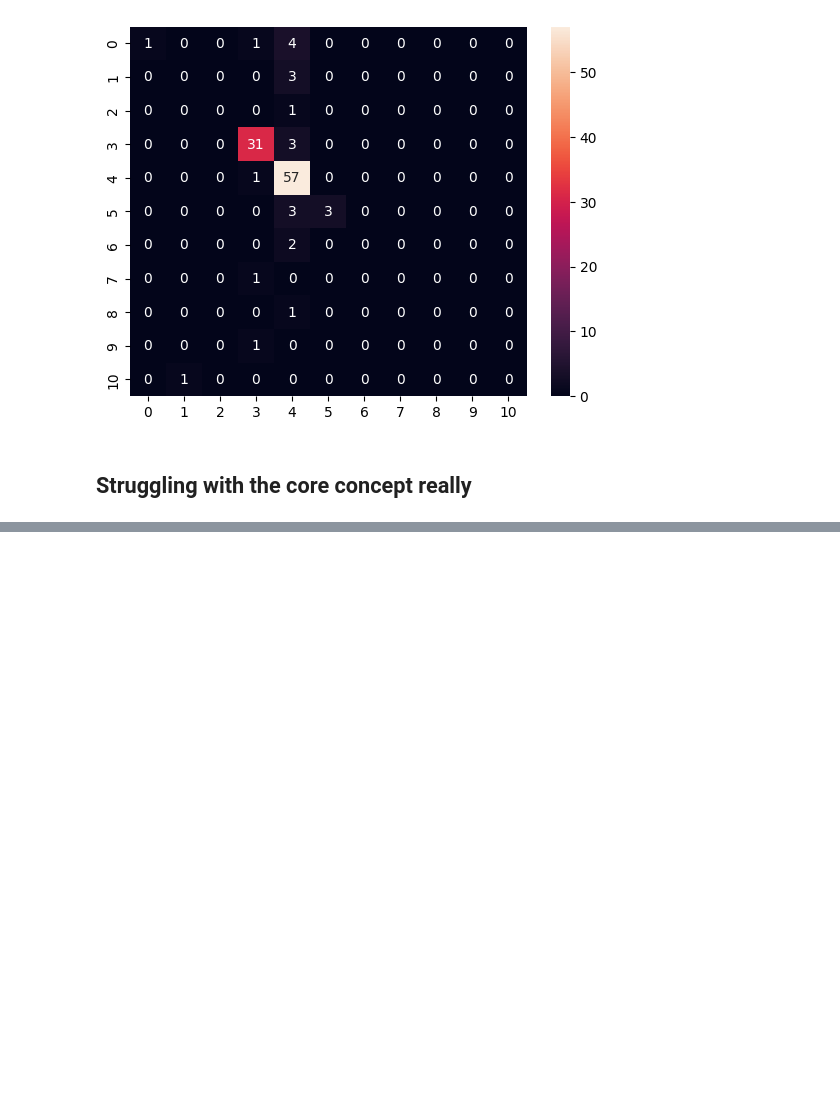
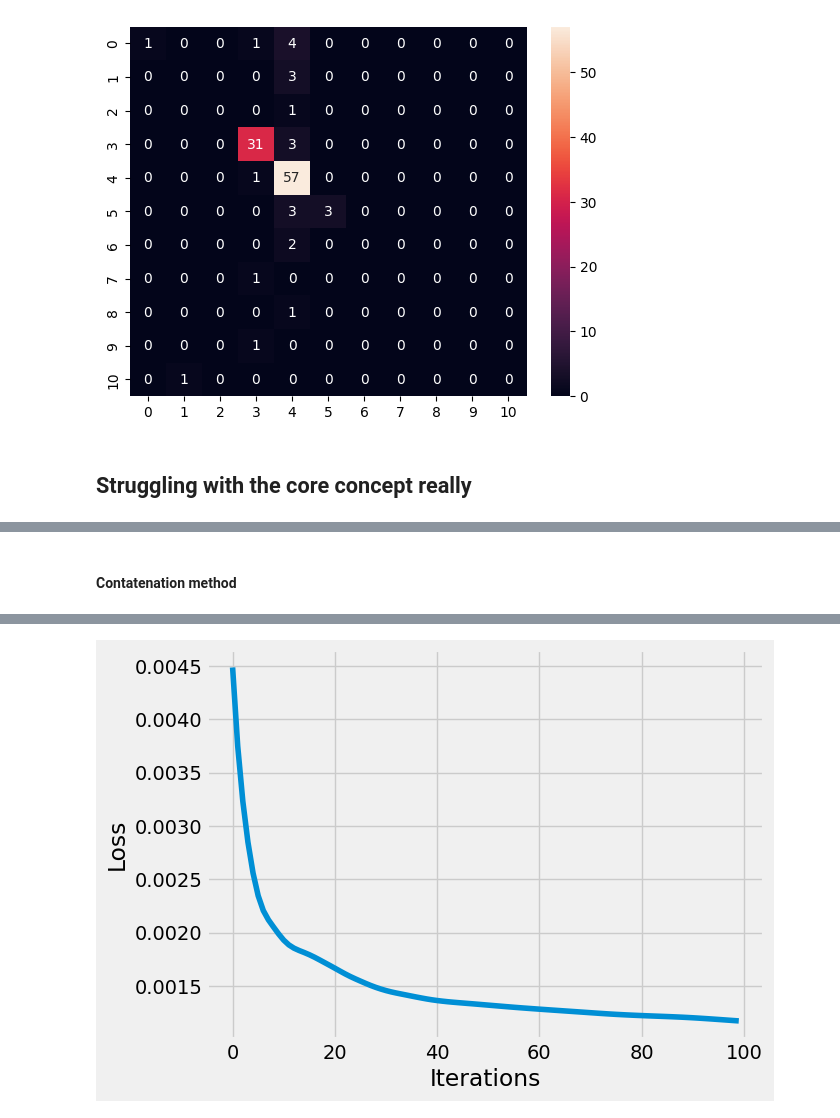
Before and after one commit to Jamessmith9956/CategoryPrediction, a Jupyter notebook: CategoryPrediction.ipynb, the cells around one changed output, grey strips where cells are left out. Drawn from its saved outputs; the diff is of its cells as text; code cells hidden in the pictures; blank space fills up the shorter version.

Commit message:
Auto encoder dim redcution: Improved generalisation, still limited

```diff
--- a/CategoryPrediction.ipynb
+++ b/CategoryPrediction.ipynb
@@ -568,0 +618,26 @@ F1 Score: 0.2467789127868179
+# %%
+# Setup autoencoder
+import torch.nn as nn
+import torch.optim as optim
+class autoencoder(nn.Module):
+    def __init__(self):
+        super(autoencoder, self).__init__()
+        self.encoder = nn.Sequential(
+            nn.Linear(384, 256),
+            nn.ReLU(True),
+            nn.Linear(256, 128),
+            #nn.ReLU(True),
+            #nn.Linear(128, 64)
+        )
+        self.decoder = nn.Sequential(
+            #nn.Linear(64, 128),
+            #nn.ReLU(True),
+            nn.Linear(128, 256),
+            nn.ReLU(True),
+            nn.Linear(256, 384),
+            nn.Tanh()
+        )
+    def forward(self, x):
+        x = self.encoder(x)
+        x = self.decoder(x)
+        return x
@@ -568,0 +689,20 @@ F1 Score: 0.2467789127868179
+# %% [markdown]
+#### Contatenation method
+# %%
+# MiniLM encoding on concatenated data
+from torch import from_numpy
+train_X = train[['Description', 'Category', 'Sub_Category']].apply(lambda x: ', '.join(x.astype(str)), axis=1).values
+train_X = model.encode(train_X)
+train_X = from_numpy(train_X)
+val_X = from_numpy(model.encode(val['Description'].values.astype(str))) # don't include the categories in the val or test sets
+# test_X = model.encode(test['Description'].values.astype(str))
+# %%
+# Train the autoencoder
+concat_model = autoencoder()
+optimizer = optim.Adam(concat_model.parameters(), lr=0.001, weight_decay=1e-5)  # larger the no batches the smaller the weight decay
+train_autoencoder(concat_model, train_X, optimizer, num_epochs=100)
+# Validate the autoencoder
+val_outputs = concat_model(val_X)
+val_loss = loss(val_outputs, val_X)
+print(f'Validation Loss: {val_loss.item():.4f}')
+# %% [output]
@@ -568,0 +720 @@ F1 Score: 0.2467789127868179
+[figure, added]
```
Also changed, not shown: parts of 13 cells of this notebook, 1 other file.
